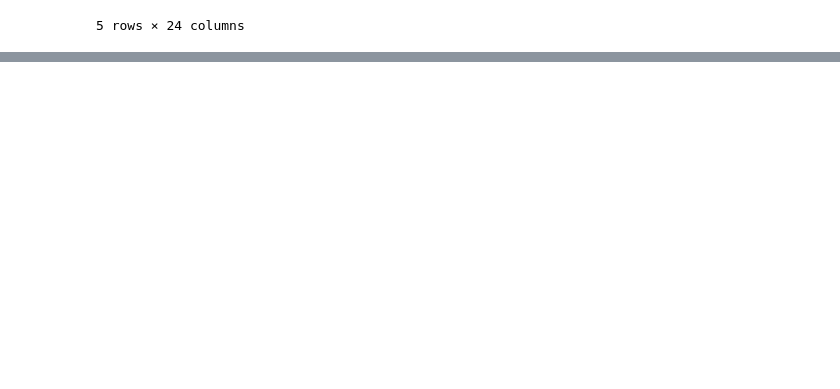
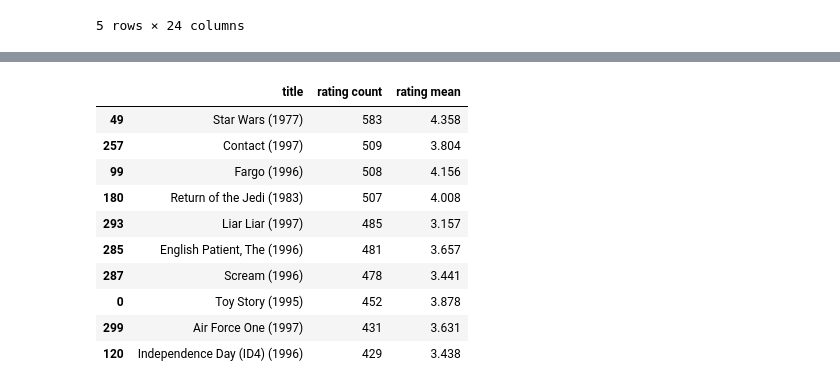
Before and after one commit to ravi-maithrey/learning-ml, a Jupyter notebook: movielens/movielens.ipynb, the cells around one changed output, grey strips where cells are left out. Saved outputs shown, nothing was run; the diff lists cells and outputs as text; code cells hidden in the pictures; blank space fills up the shorter version.

```diff
--- a/movielens/movielens.ipynb
+++ b/movielens/movielens.ipynb
@@ -189,0 +296,13 @@ movies.head()
+# %%
+pd.options.display.max_rows = 10
+pd.options.display.float_format = '{:.3f}'.format
+def mask(df, key, function):
+  """Returns a filtered dataframe, by applying function to key"""
+  return df[function(df[key])]
+
+def flatten_cols(df):
+  df.columns = [' '.join(col).strip() for col in df.columns.values]
+  return df
+
+pd.DataFrame.mask = mask
+pd.DataFrame.flatten_cols = flatten_cols
@@ -189,0 +327,34 @@ movies.head()
+# %%
+#looking at same type of information as above for the movies and ratings
+movies_ratings = movies.merge(
+    ratings
+    .groupby('movie_id', as_index=False)
+    .agg({'rating': ['count', 'mean']})
+    .flatten_cols(),
+    on='movie_id')
+
+genre_filter = alt.selection_multi(fields=['genre'])
+genre_chart = alt.Chart().mark_bar().encode(
+    x="count()",
+    y=alt.Y('genre'),
+    color=alt.condition(
+        genre_filter,
+        alt.Color("genre:N"),
+        alt.value('lightgray'))
+).properties(height=300, selection=genre_filter)
+# %%
+(movies_ratings[['title', 'rating count', 'rating mean']]
+ .sort_values('rating count', ascending=False) #sorting by highest rating count
+ .head(10))
+# %% [output]
+|  | title | rating count | rating mean |
+| 49 | Star Wars (1977) | 583 | 4.358 |
+| 257 | Contact (1997) | 509 | 3.804 |
+| 99 | Fargo (1996) | 508 | 4.156 |
+| 180 | Return of the Jedi (1983) | 507 | 4.008 |
+| 293 | Liar Liar (1997) | 485 | 3.157 |
+| 285 | English Patient, The (1996) | 481 | 3.657 |
+| 287 | Scream (1996) | 478 | 3.441 |
+| 0 | Toy Story (1995) | 452 | 3.878 |
+| 299 | Air Force One (1997) | 431 | 3.631 |
+| 120 | Independence Day (ID4) (1996) | 429 | 3.438 |
```
Also changed, not shown: parts of 18 cells of this notebook, 1 other file.
